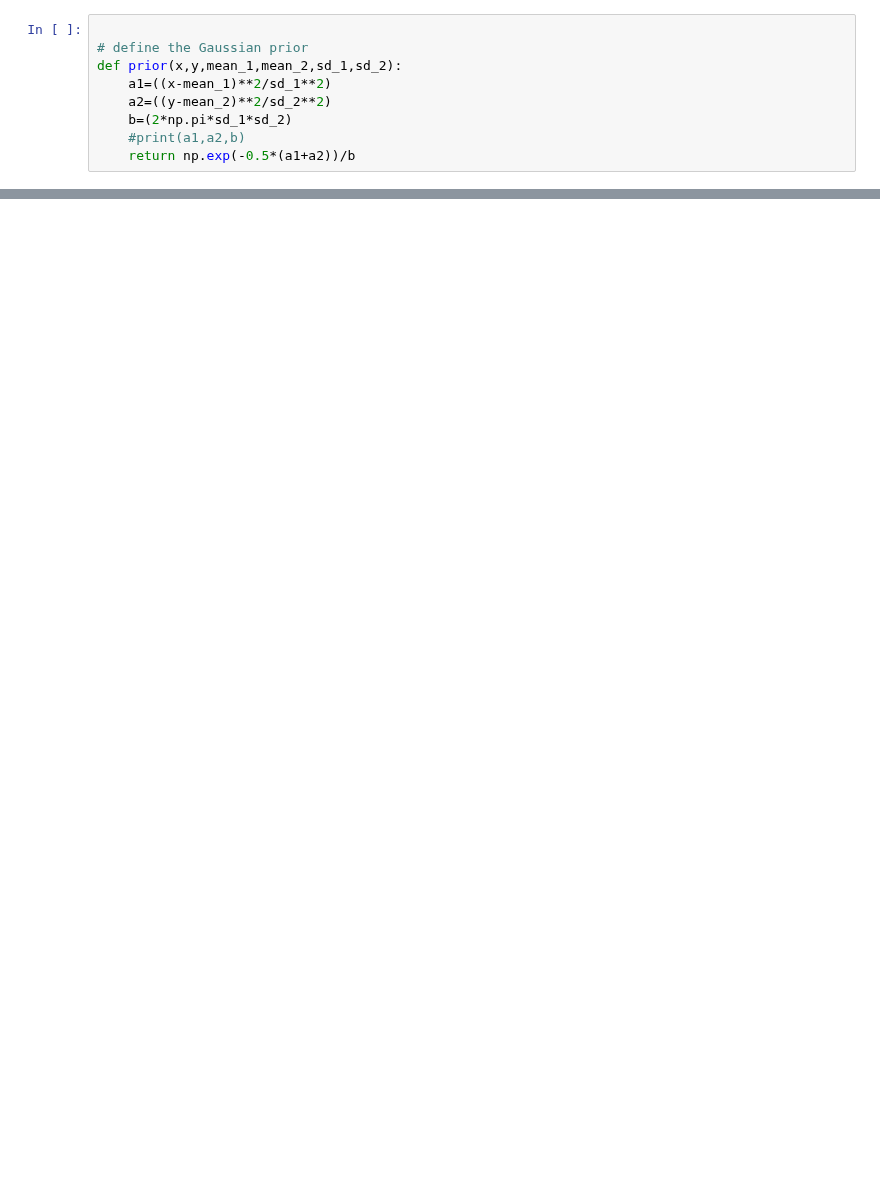
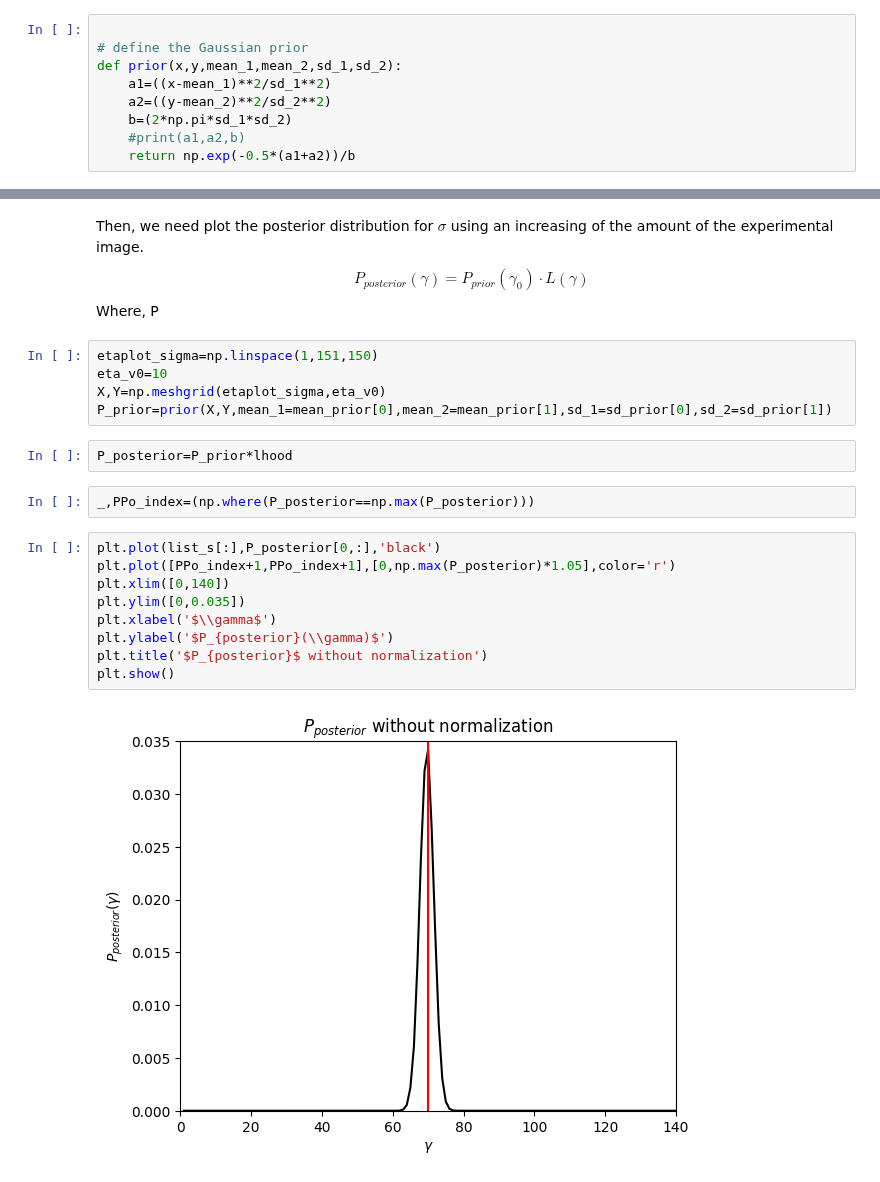
Before and after one commit to Lomolanisgo/Bayesian_PendantDrop_Tensiometry, a Jupyter notebook: pendantdrop_BI.ipynb, the cells around one changed output, grey strips where cells are left out. Drawn from its saved outputs; the diff is of its cells as text; blank space fills up the shorter version.

```diff
--- a/pendantdrop_BI.ipynb
+++ b/pendantdrop_BI.ipynb
@@ -70,0 +159,22 @@ plt.show(block=False)
+# %% [markdown]
+Then, we need plot the posterior distribution for $\sigma$ using an increasing of the amount of the experimental image. $$ P_{posterior}(\gamma)=P_{prior}(\gamma_0) \cdot L(\gamma)$$ Where, P
+# %%
+etaplot_sigma=np.linspace(1,151,150)
+eta_v0=10
+X,Y=np.meshgrid(etaplot_sigma,eta_v0)
+P_prior=prior(X,Y,mean_1=mean_prior[0],mean_2=mean_prior[1],sd_1=sd_prior[0],sd_2=sd_prior[1])
+# %%
+P_posterior=P_prior*lhood
+# %%
+_,PPo_index=(np.where(P_posterior==np.max(P_posterior)))
+# %%
+plt.plot(list_s[:],P_posterior[0,:],'black')
+plt.plot([PPo_index+1,PPo_index+1],[0,np.max(P_posterior)*1.05],color='r')
+plt.xlim([0,140])
+plt.ylim([0,0.035])
+plt.xlabel('$\\gamma$')
+plt.ylabel('$P_{posterior}(\\gamma)$')
+plt.title('$P_{posterior}$ without normalization')
+plt.show()
+# %% [output]
+[figure, added]
```
Also changed, not shown: parts of 25 cells of this notebook.
